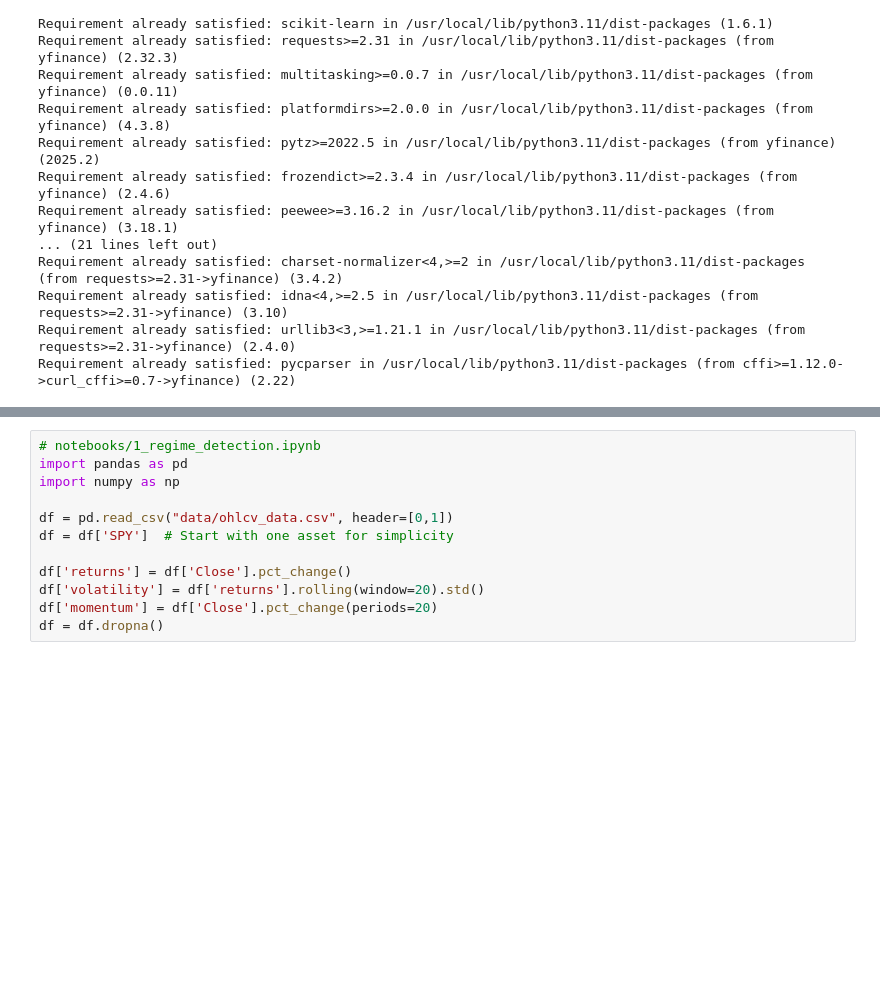
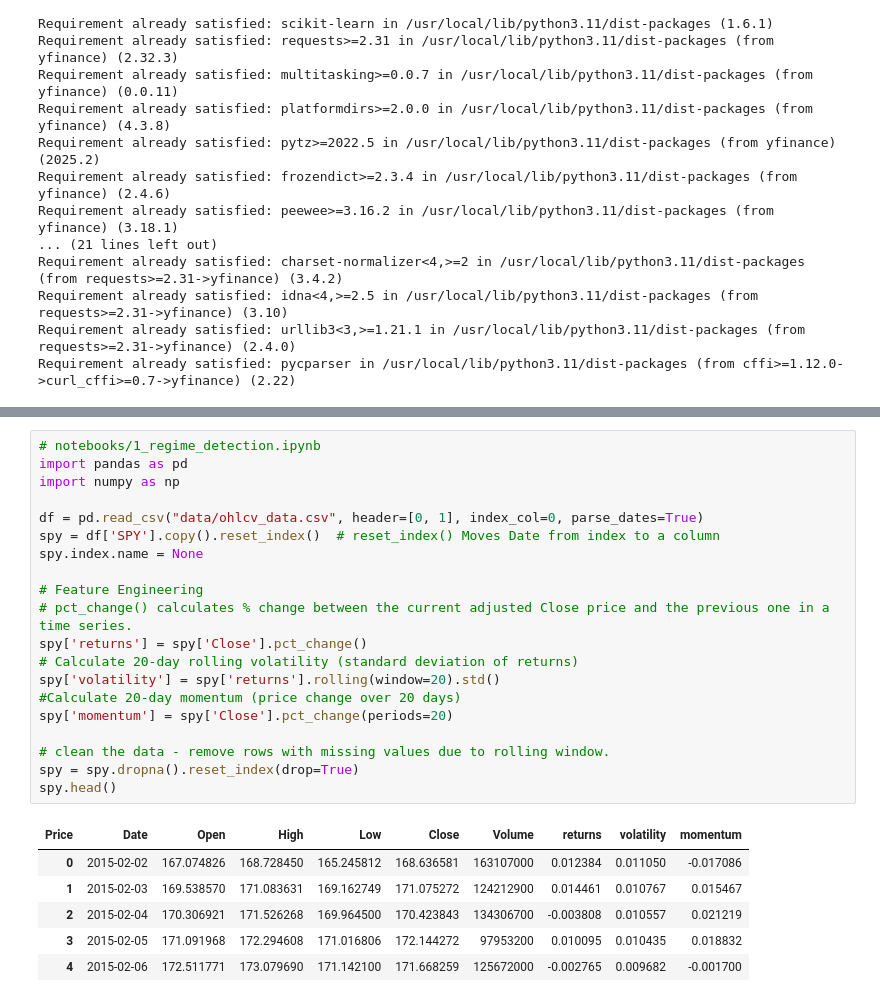
Before and after one commit to ratyagi/RL-Portfolio-Optimization, a Jupyter notebook: notebooks/1_regime_detection.ipynb, the cells around one changed output, grey strips where cells are left out. Drawn from its saved outputs; the diff is of its cells as text; blank space fills up the shorter version.

```diff
--- a/notebooks/1_regime_detection.ipynb
+++ b/notebooks/1_regime_detection.ipynb
@@ -73,12 +32,27 @@ Select the tunnel named "portfolio-rl" from the list.
 # %%
 # notebooks/1_regime_detection.ipynb
 import pandas as pd
 import numpy as np
 
-df = pd.read_csv("data/ohlcv_data.csv", header=[0,1])
-df = df['SPY']  # Start with one asset for simplicity
+df = pd.read_csv("data/ohlcv_data.csv", header=[0, 1], index_col=0, parse_dates=True)
+spy = df['SPY'].copy().reset_index()  # reset_index() Moves Date from index to a column
+spy.index.name = None
 
-df['returns'] = df['Close'].pct_change()
-df['volatility'] = df['returns'].rolling(window=20).std()
-df['momentum'] = df['Close'].pct_change(periods=20)
-df = df.dropna()
+# Feature Engineering
+# pct_change() calculates % change between the current adjusted Close price and the previous one in a time series.
+spy['returns'] = spy['Close'].pct_change()
+# Calculate 20-day rolling volatility (standard deviation of returns)
+spy['volatility'] = spy['returns'].rolling(window=20).std()
+#Calculate 20-day momentum (price change over 20 days)
+spy['momentum'] = spy['Close'].pct_change(periods=20)
+
+# clean the data - remove rows with missing values due to rolling window.
+spy = spy.dropna().reset_index(drop=True)
+spy.head()
+# %% [output]
+| Price | Date | Open | High | Low | Close | Volume | returns | volatility | momentum |
+| 0 | 2015-02-02 | 167.074826 | 168.728450 | 165.245812 | 168.636581 | 163107000 | 0.012384 | 0.011050 | -0.017086 |
+| 1 | 2015-02-03 | 169.538570 | 171.083631 | 169.162749 | 171.075272 | 124212900 | 0.014461 | 0.010767 | 0.015467 |
+| 2 | 2015-02-04 | 170.306921 | 171.526268 | 169.964500 | 170.423843 | 134306700 | -0.003808 | 0.010557 | 0.021219 |
+| 3 | 2015-02-05 | 171.091968 | 172.294608 | 171.016806 | 172.144272 | 97953200 | 0.010095 | 0.010435 | 0.018832 |
+| 4 | 2015-02-06 | 172.511771 | 173.079690 | 171.142100 | 171.668259 | 125672000 | -0.002765 | 0.009682 | -0.001700 |
```
Also changed, not shown: parts of 8 cells of this notebook, 2 other files.
